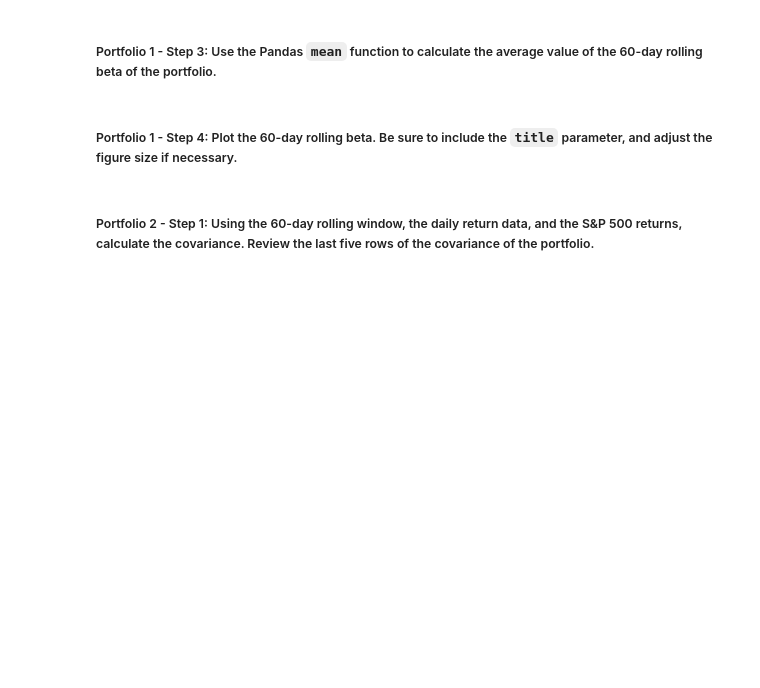
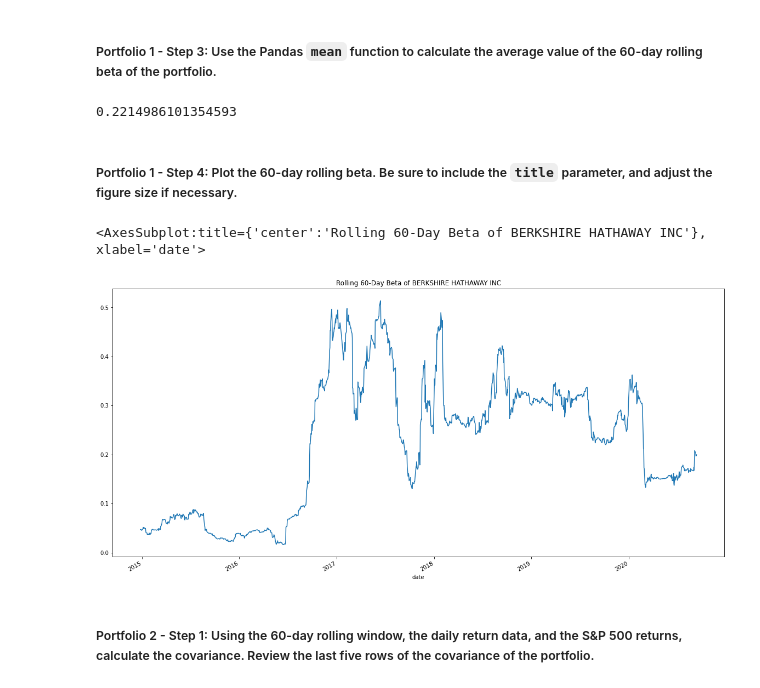
Before and after one commit to joshuacreveling/Module_4_Challenge_Assignment, a Jupyter notebook: risk_return_analysis.ipynb, the cells around one changed output. Cells and saved outputs as stored; diff of their text form; code cells hidden in the pictures; blank space fills up the shorter version.

```diff
--- a/risk_return_analysis.ipynb
+++ b/risk_return_analysis.ipynb
@@ -394,4 +401,5 @@ Your analysis is nearing completion. Now, you need to evaluate how the portfolio
 #### Use the Pandas `var` function to calculate the variance of the S&P 500 by using a 60-day rolling window. Visualize the last five rows of the variance of the S&P 500.
 # %%
 # Calculate the variance of the S&P 500 using a rolling 60-day window.
-# YOUR CODE HERE
+rolling_variance = whale_daily_returns['S&P 500'].rolling(window = 60).var().dropna()
+rolling_variance
@@ -409,5 +431,7 @@ Your analysis is nearing completion. Now, you need to evaluate how the portfolio
 ##### Portfolio 1 - Step 1: Using the 60-day rolling window, the daily return data, and the S&P 500 returns, calculate the covariance. Review the last five rows of the covariance of the portfolio.
 # %%
 # Calculate the covariance using a 60-day rolling window
+rolling_BRK_covariance = whale_daily_returns["BERKSHIRE HATHAWAY INC"].rolling(window = 60).cov(whale_daily_returns['S&P 500']).dropna()
+
 # Review the last five rows of the covariance data
-# YOUR CODE HERE
+rolling_BRK_covariance.tail()
@@ -415,5 +447,7 @@ Your analysis is nearing completion. Now, you need to evaluate how the portfolio
 ##### Portfolio 1 - Step 2: Calculate the beta of the portfolio. To do that, divide the covariance of the portfolio by the variance of the S&P 500.
 # %%
 # Calculate the beta based on the 60-day rolling covariance compared to the market (S&P 500)
+rolling_BRK_beta = rolling_BRK_covariance / rolling_variance
+
 # Review the last five rows of the beta information
-# YOUR CODE HERE
+rolling_BRK_beta.tail()
@@ -421,13 +463,18 @@ Your analysis is nearing completion. Now, you need to evaluate how the portfolio
 ##### Portfolio 1 - Step 3: Use the Pandas `mean` function to calculate the average value of the 60-day rolling beta of the portfolio.
 # %%
 # Calculate the average of the 60-day rolling beta
-# YOUR CODE HERE
+rolling_BRK_beta.mean()
+# %% [output]
+0.2214986101354593
 # %% [markdown]
 ##### Portfolio 1 - Step 4: Plot the 60-day rolling beta. Be sure to include the `title` parameter, and adjust the figure size if necessary.
 # %%
 # Plot the rolling beta
 # Include a title parameter and adjust the figure size
-# YOUR CODE HERE
+rolling_BRK_beta.plot(figsize=(20, 10), title='Rolling 60-Day Beta of BERKSHIRE HATHAWAY INC')
+# %% [output]
+<AxesSubplot:title={'center':'Rolling 60-Day Beta of BERKSHIRE HATHAWAY INC'}, xlabel='date'>
+[figure, added]
 # %% [markdown]
 ##### Portfolio 2 - Step 1: Using the 60-day rolling window, the daily return data, and the S&P 500 returns, calculate the covariance. Review the last five rows of the covariance of the portfolio.
 # %%
```
Also changed, not shown: parts of 14 cells of this notebook.
